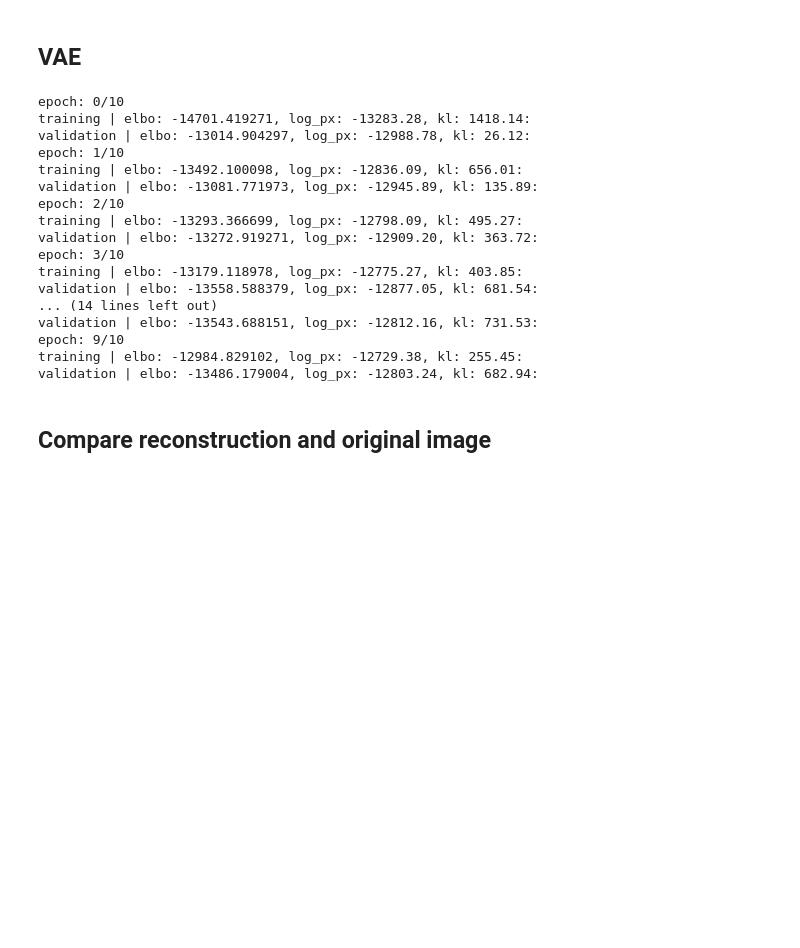
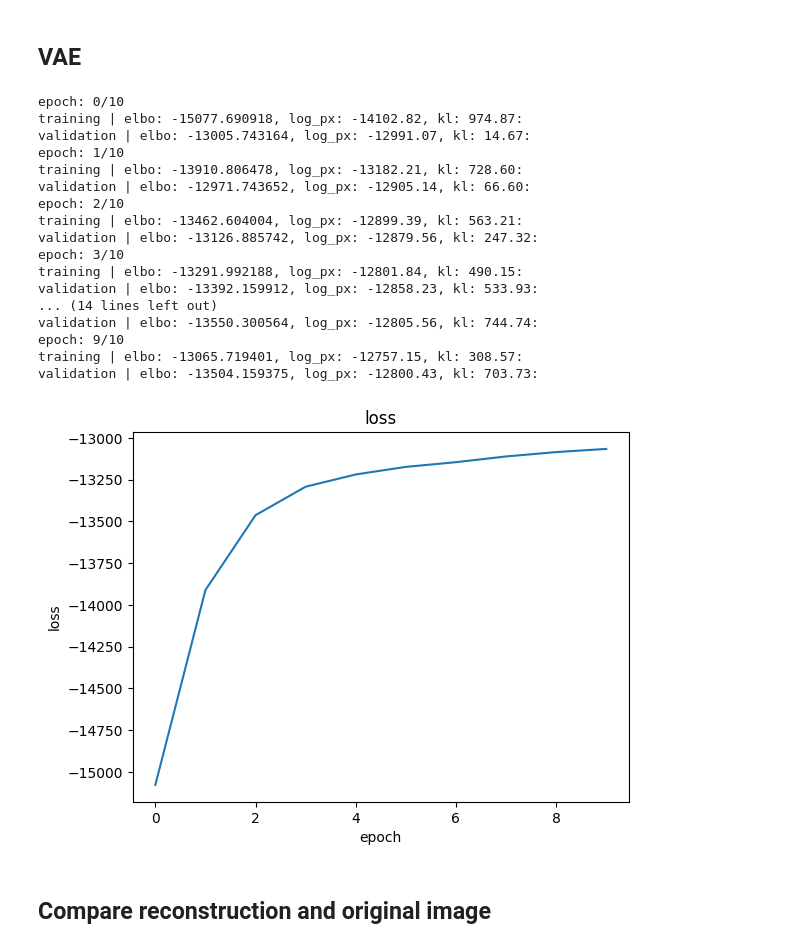
Before and after one commit to RasmusML/generative-models-for-phenotypic-profiling, a Jupyter notebook: playground.ipynb, the cells around one changed output. Saved outputs shown, nothing was run; the diff lists cells and outputs as text; code cells hidden in the pictures; blank space fills up the shorter version.

Commit message:
vae now uses validation data as well

```diff
--- a/playground.ipynb
+++ b/playground.ipynb
@@ -122,7 +122,9 @@ learning_rate = 1e-3
 weight_decay = 10e-4
 
 optimizer = torch.optim.Adam(vae.parameters(), lr=learning_rate, weight_decay=weight_decay)
+
 train_loader = DataLoader(train_set, batch_size=batch_size, shuffle=True, num_workers=0, drop_last=True)
+validation_loader = DataLoader(validation_set, batch_size=batch_size, shuffle=False, num_workers=0, drop_last=False)
 # %%
 training_data = defaultdict(list)
 validation_data = defaultdict(list)
@@ -131,9 +133,10 @@ for epoch in range(num_epochs):
     print(f"epoch: {epoch}/{num_epochs}")
 
     training_epoch_data = defaultdict(list)
+
     vae.train()
 
-    for x, y in train_loader:
+    for x, _ in train_loader:
         x = x.to(device)
 
         # perform a forward pass through the model and compute the ELBO
@@ -154,16 +157,19 @@ for epoch in range(num_epochs):
     for k, v in training_epoch_data.items():
         training_data[k] += [np.mean(training_epoch_data[k])]
 
-    # Evaluate on a single batch, do not propagate gradients
     with torch.no_grad():
         vae.eval()
 
-        # Just load a single batch from the test loader
-        '''x, y = next(iter(test_loader))'''
-        x = x.to(device)
+        validation_epoch_data = defaultdict(list)
 
-        # perform a forward pass through the model and compute the ELBO
-        loss, diagnostics, outputs = vi(vae, x)
+        for x, _ in validation_loader:
+            x = x.to(device)
+
+            # perform a forward pass through the model and compute the ELBO
+            loss, diagnostics, outputs = vi(vae, x)
+
+            for k, v in diagnostics.items():
+                training_epoch_data[k] += [np.mean(validation_epoch_data[k])]
 
         # gather data for the validation step
         for k, v in diagnostics.items():
@@ -172,24 +178,33 @@ for epoch in range(num_epochs):
     print("validation | elbo: {:2f}, log_px: {:.2f}, kl: {:.2f}:".format(np.mean(validation_data["elbo"]), np.mean(validation_data["log_px"]), np.mean(validation_data["kl"])))
 # %% [output]
 epoch: 0/10
-training | elbo: -14701.419271, log_px: -13283.28, kl: 1418.14:
-validation | elbo: -13014.904297, log_px: -12988.78, kl: 26.12:
+training | elbo: -15077.690918, log_px: -14102.82, kl: 974.87:
+validation | elbo: -13005.743164, log_px: -12991.07, kl: 14.67:
 epoch: 1/10
-training | elbo: -13492.100098, log_px: -12836.09, kl: 656.01:
-validation | elbo: -13081.771973, log_px: -12945.89, kl: 135.89:
+training | elbo: -13910.806478, log_px: -13182.21, kl: 728.60:
+validation | elbo: -12971.743652, log_px: -12905.14, kl: 66.60:
 epoch: 2/10
-training | elbo: -13293.366699, log_px: -12798.09, kl: 495.27:
-validation | elbo: -13272.919271, log_px: -12909.20, kl: 363.72:
+training | elbo: -13462.604004, log_px: -12899.39, kl: 563.21:
+validation | elbo: -13126.885742, log_px: -12879.56, kl: 247.32:
 epoch: 3/10
-training | elbo: -13179.118978, log_px: -12775.27, kl: 403.85:
-validation | elbo: -13558.588379, log_px: -12877.05, kl: 681.54:
+training | elbo: -13291.992188, log_px: -12801.84, kl: 490.15:
+validation | elbo: -13392.159912, log_px: -12858.23, kl: 533.93:
 ... (14 lines left out)
-validation | elbo: -13543.688151, log_px: -12812.16, kl: 731.53:
+validation | elbo: -13550.300564, log_px: -12805.56, kl: 744.74:
 epoch: 9/10
-training | elbo: -12984.829102, log_px: -12729.38, kl: 255.45:
-validation | elbo: -13486.179004, log_px: -12803.24, kl: 682.94:
+training | elbo: -13065.719401, log_px: -12757.15, kl: 308.57:
+validation | elbo: -13504.159375, log_px: -12800.43, kl: 703.73:
+# %%
+def plot_loss(loss):
+    fig, ax = plt.subplots(1)
+    ax.plot(loss)
+    ax.set_title("loss")
+    ax.set_ylabel("loss")
+    ax.set_xlabel("epoch")
 # %%
-plt.plot(training_data["elbo"])
+plot_loss(training_data["elbo"])
+# %% [output]
+[figure, added]
 # %% [markdown]
 ## Compare reconstruction and original image
 # %%
```
Also changed, not shown: parts of 11 cells of this notebook.
